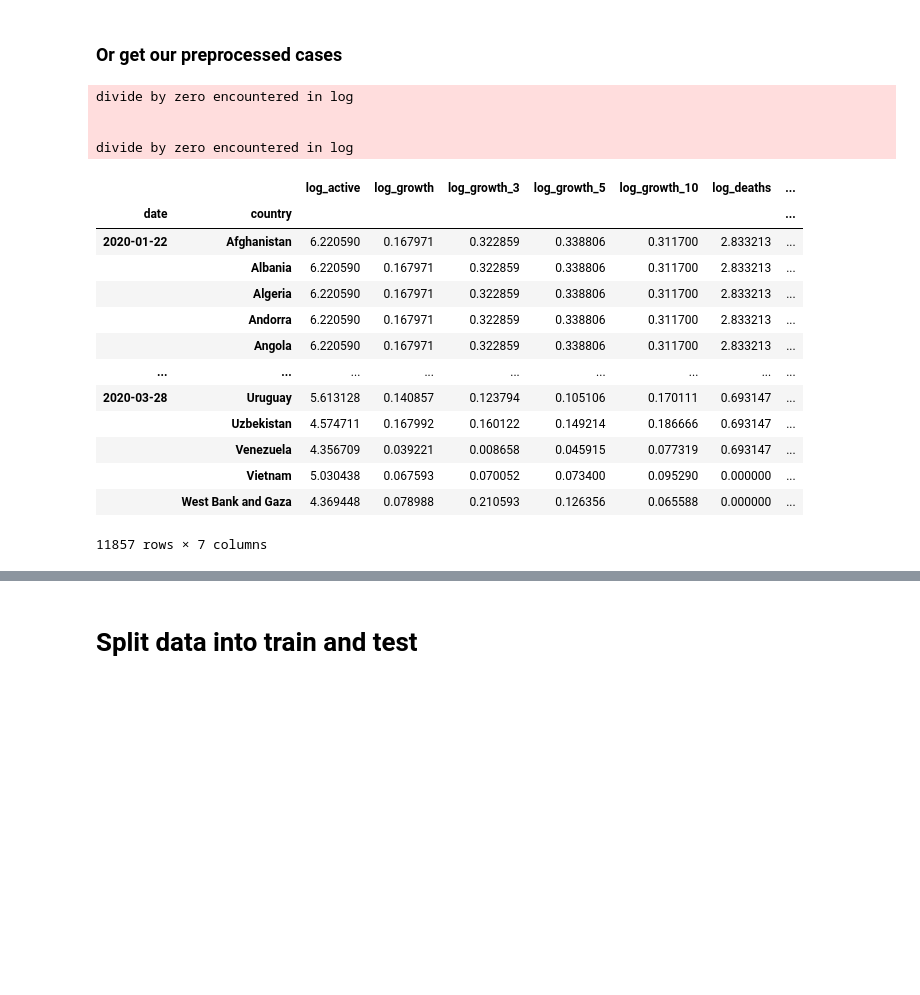
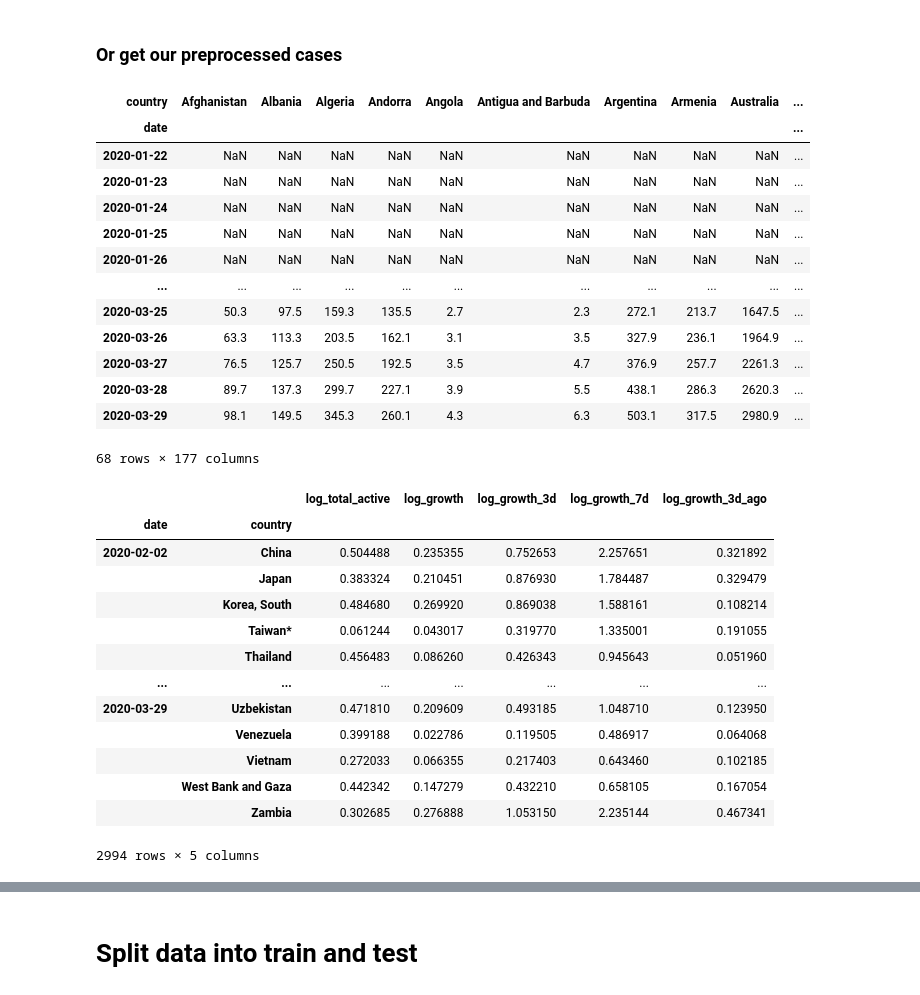
Before and after one commit to mandrecki/coronus-ml, a Jupyter notebook: notebooks/marian/nearest_neighbours.ipynb, the cells around one changed output, grey strips where cells are left out. Drawn from its saved outputs; the diff is of its cells as text; code cells hidden in the pictures; blank space fills up the shorter version.

```diff
--- a/notebooks/marian/nearest_neighbours.ipynb
+++ b/notebooks/marian/nearest_neighbours.ipynb
@@ -39,41 +37,56 @@ active = active.rolling(5).mean()
+# %%
+active
+# %% [output]
+| country | Afghanistan | Albania | Algeria | Andorra | Angola | Antigua and Barbuda | Argentina | Armenia | Australia | ... |
+| date |  |  |  |  |  |  |  |  |  | ... |
+| 2020-01-22 | NaN | NaN | NaN | NaN | NaN | NaN | NaN | NaN | NaN | ... |
+| 2020-01-23 | NaN | NaN | NaN | NaN | NaN | NaN | NaN | NaN | NaN | ... |
+| 2020-01-24 | NaN | NaN | NaN | NaN | NaN | NaN | NaN | NaN | NaN | ... |
+| 2020-01-25 | NaN | NaN | NaN | NaN | NaN | NaN | NaN | NaN | NaN | ... |
+| 2020-01-26 | NaN | NaN | NaN | NaN | NaN | NaN | NaN | NaN | NaN | ... |
+| ... | ... | ... | ... | ... | ... | ... | ... | ... | ... | ... |
+| 2020-03-25 | 50.3 | 97.5 | 159.3 | 135.5 | 2.7 | 2.3 | 272.1 | 213.7 | 1647.5 | ... |
+| 2020-03-26 | 63.3 | 113.3 | 203.5 | 162.1 | 3.1 | 3.5 | 327.9 | 236.1 | 1964.9 | ... |
+| 2020-03-27 | 76.5 | 125.7 | 250.5 | 192.5 | 3.5 | 4.7 | 376.9 | 257.7 | 2261.3 | ... |
+| 2020-03-28 | 89.7 | 137.3 | 299.7 | 227.1 | 3.9 | 5.5 | 438.1 | 286.3 | 2620.3 | ... |
+| 2020-03-29 | 98.1 | 149.5 | 345.3 | 260.1 | 4.3 | 6.3 | 503.1 | 317.5 | 2980.9 | ... |
+68 rows × 177 columns
 # %%
 smooth = 10
 features = pd.concat(
     [
-        np.log(active).stack().rename("log_active"),
-        np.log(active).diff(1).stack().rename("log_growth")/1,
-        np.log(active).diff(3).stack().rename("log_growth_3")/3,
-        np.log(active).diff(5).stack().rename("log_growth_5")/5,
-        np.log(active).diff(10).stack().rename("log_growth_10")/10,
-
-        np.log(deaths).stack().rename("log_deaths"),
-        (np.log(recovered) - np.log(deaths)).stack().rename("log_recovered_deaths")
+#         np.log(active).stack().rename("log_active"),
+#         np.log(total).stack().rename("log_total"),
+        (np.log(total) - np.log(active)).stack().rename("log_total_active"),
+        np.log(active).diff(1).stack().rename("log_growth"),
+        np.log(active).diff(3).stack().rename("log_growth_3d"),
+        np.log(active).diff(7).stack().rename("log_growth_7d"),
+        np.log(active).diff(1).shift(3).stack().rename("log_growth_3d_ago"),
+#         np.log(deaths).stack().rename("log_deaths"),
+#         (np.log(recovered) - np.log(deaths)).stack().rename("log_recovered_deaths")
     ],
     axis=1
 )
 features = features.sort_index()
-features = features.replace([-np.inf, np.inf], np.nan).fillna(method="backfill")
-features_scaled = features.dropna()
+# features_scaled = features.replace([-np.inf, np.inf], np.nan).fillna(method="backfill")
+features_scaled = features
+features_scaled = features_scaled.dropna()
 features_scaled
 # %% [output]
+|  |  | log_total_active | log_growth | log_growth_3d | log_growth_7d | log_growth_3d_ago |
+| date | country |  |  |  |  |  |
+| 2020-02-02 | China | 0.504488 | 0.235355 | 0.752653 | 2.257651 | 0.321892 |
+|  | Japan | 0.383324 | 0.210451 | 0.876930 | 1.784487 | 0.329479 |
+|  | Korea, South | 0.484680 | 0.269920 | 0.869038 | 1.588161 | 0.108214 |
+|  | Taiwan* | 0.061244 | 0.043017 | 0.319770 | 1.335001 | 0.191055 |
+|  | Thailand | 0.456483 | 0.086260 | 0.426343 | 0.945643 | 0.051960 |
+| ... | ... | ... | ... | ... | ... | ... |
+| 2020-03-29 | Uzbekistan | 0.471810 | 0.209609 | 0.493185 | 1.048710 | 0.123950 |
+|  | Venezuela | 0.399188 | 0.022786 | 0.119505 | 0.486917 | 0.064068 |
+|  | Vietnam | 0.272033 | 0.066355 | 0.217403 | 0.643460 | 0.102185 |
+|  | West Bank and Gaza | 0.442342 | 0.147279 | 0.432210 | 0.658105 | 0.167054 |
+|  | Zambia | 0.302685 | 0.276888 | 1.053150 | 2.235144 | 0.467341 |
-divide by zero encountered in log
-
-
-divide by zero encountered in log
+2994 rows × 5 columns
-|  |  | log_active | log_growth | log_growth_3 | log_growth_5 | log_growth_10 | log_deaths | ... |
-| date | country |  |  |  |  |  |  | ... |
-| 2020-01-22 | Afghanistan | 6.220590 | 0.167971 | 0.322859 | 0.338806 | 0.311700 | 2.833213 | ... |
-|  | Albania | 6.220590 | 0.167971 | 0.322859 | 0.338806 | 0.311700 | 2.833213 | ... |
-|  | Algeria | 6.220590 | 0.167971 | 0.322859 | 0.338806 | 0.311700 | 2.833213 | ... |
-|  | Andorra | 6.220590 | 0.167971 | 0.322859 | 0.338806 | 0.311700 | 2.833213 | ... |
-|  | Angola | 6.220590 | 0.167971 | 0.322859 | 0.338806 | 0.311700 | 2.833213 | ... |
-| ... | ... | ... | ... | ... | ... | ... | ... | ... |
-| 2020-03-28 | Uruguay | 5.613128 | 0.140857 | 0.123794 | 0.105106 | 0.170111 | 0.693147 | ... |
-|  | Uzbekistan | 4.574711 | 0.167992 | 0.160122 | 0.149214 | 0.186666 | 0.693147 | ... |
-|  | Venezuela | 4.356709 | 0.039221 | 0.008658 | 0.045915 | 0.077319 | 0.693147 | ... |
-|  | Vietnam | 5.030438 | 0.067593 | 0.070052 | 0.073400 | 0.095290 | 0.000000 | ... |
-|  | West Bank and Gaza | 4.369448 | 0.078988 | 0.210593 | 0.126356 | 0.065588 | 0.000000 | ... |
-11857 rows × 7 columns
 # %%
 features_scaled = (features_scaled - features_scaled.mean())/features_scaled.std()
 # %%
```
Also changed, not shown: parts of 16 cells of this notebook.
